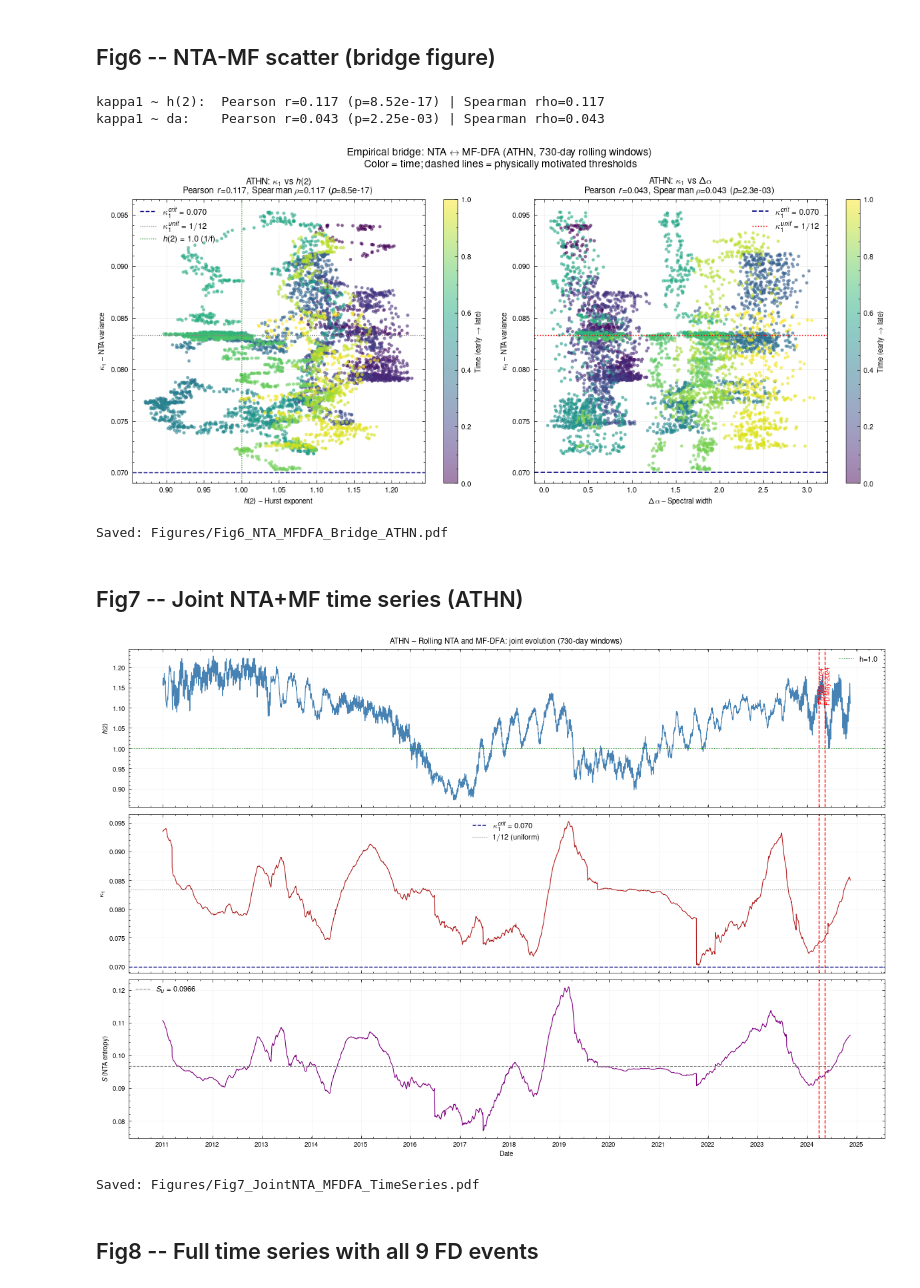
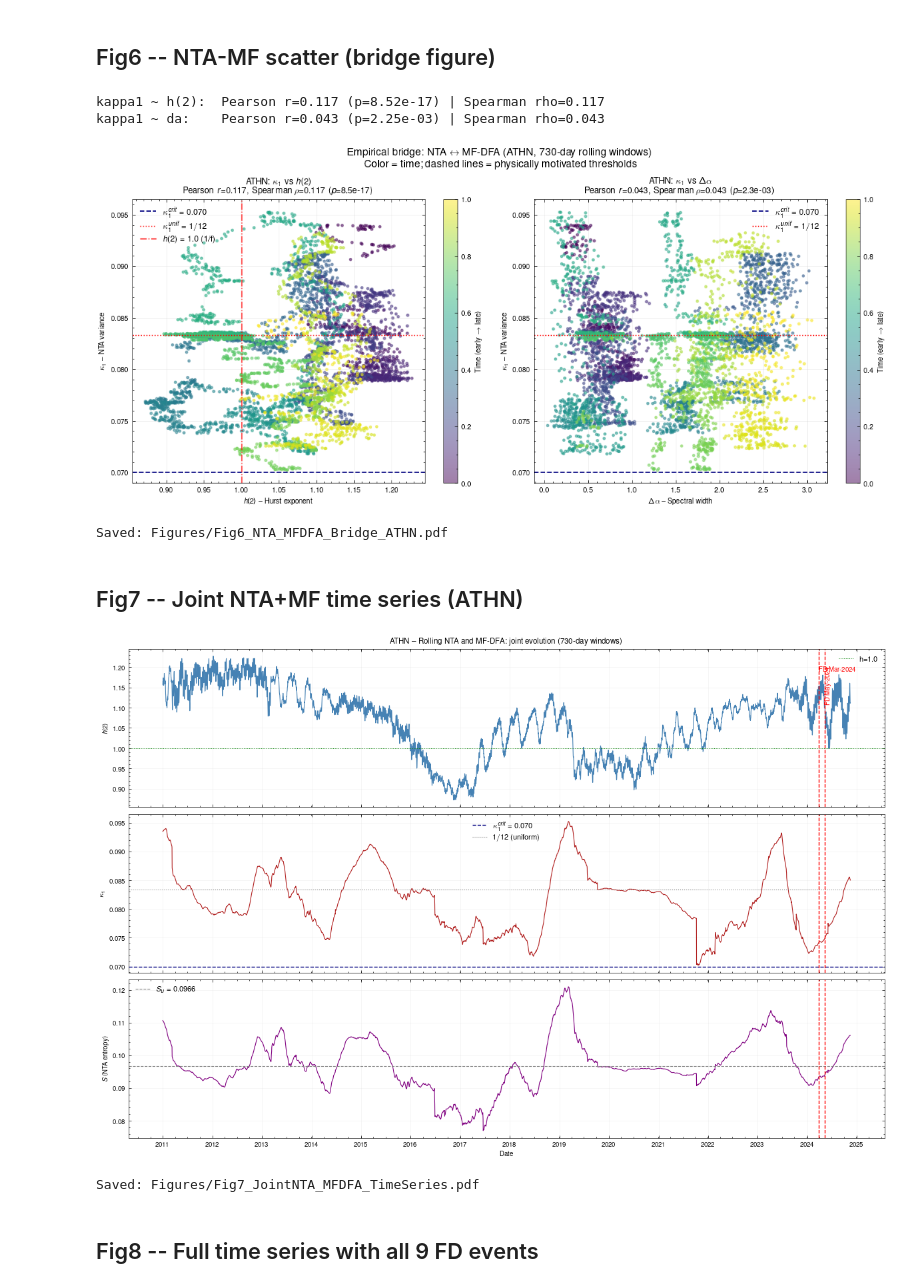
Before and after one commit to sierraporta/CT-multifractal-NTA-Network, a Jupyter notebook: NB2_AnalysisFigures.ipynb, the cells around one changed output. Cells and saved outputs as stored; diff of their text form; code cells hidden in the pictures.

```diff
--- a/NB2_AnalysisFigures.ipynb
+++ b/NB2_AnalysisFigures.ipynb
@@ -413,37 +413,37 @@ colors_t = np.linspace(0, 1, len(combined_ATHN))
 fig, axes = plt.subplots(1, 2, figsize=(11, 5))
 
 sc1 = axes[0].scatter(combined_ATHN['h2'], combined_ATHN['kappa1'],
                       c=colors_t, cmap='viridis', s=5, alpha=0.5)
-axes[0].axhline(0.070, color='navy',  ls='--', lw=1.0, label=r'$\kappa_1^{crit}=0.070$')
-axes[0].axhline(1/12,  color='red',  ls=':',  lw=0.8, label=r'$\kappa_1^{unif}=1/12$')
-axes[0].axvline(1.0,   color='red', ls='-',  lw=0.8, label='$h(2)=1.0$ (1/f)')
+axes[0].axhline(0.070, color='navy',  ls='--', lw=1.2, label=r'$\kappa_1^{crit}=0.070$')
+axes[0].axhline(1/12,  color='red',  ls=':',  lw=1.0, label=r'$\kappa_1^{unif}=1/12$')
+axes[0].axvline(1.0,   color='red', ls='-.',  lw=1.0, label='$h(2)=1.0$ (1/f)')
 axes[0].set_xlabel('$h(2)$ -- Hurst exponent')
 axes[0].set_ylabel(r'$\kappa_1$ -- NTA variance')
 axes[0].set_title(f'ATHN: $\\kappa_1$ vs $h(2)$\n'
                   f'Pearson $r$={r_p:.3f}, Spearman $\\rho$={r_s:.3f} ($p$={p_p:.1e})')
 axes[0].legend(fontsize=8, loc='upper left'); axes[0].grid(alpha=0.2)
 plt.colorbar(sc1, ax=axes[0], label='Time (early $\\rightarrow$ late)')
 
 sc2 = axes[1].scatter(combined_ATHN['delta_alpha'], combined_ATHN['kappa1'],
                       c=colors_t, cmap='viridis', s=5, alpha=0.5)
 axes[1].axhline(0.070, color='navy', ls='--', lw=1.2, label=r'$\kappa_1^{crit}=0.070$')
 axes[1].axhline(1/12,  color='red', ls=':',  lw=1.0, label=r'$\kappa_1^{unif}=1/12$')
 axes[1].set_xlabel(r'$\Delta\alpha$ -- Spectral width')
 axes[1].set_ylabel(r'$\kappa_1$ -- NTA variance')
 axes[1].set_title(f'ATHN: $\\kappa_1$ vs $\\Delta\\alpha$\n'
                   f'Pearson $r$={r_p2:.3f}, Spearman $\\rho$={r_s2:.3f} ($p$={p_p2:.1e})')
 axes[1].legend(fontsize=8, loc='upper right'); axes[1].grid(alpha=0.2)
 plt.colorbar(sc2, ax=axes[1], label='Time (early $\\rightarrow$ late)')
 
 plt.suptitle('Empirical bridge: NTA $\leftrightarrow$ MF-DFA (ATHN, 730-day rolling windows)\n'
              'Color = time; dashed lines = physically motivated thresholds', fontsize=10)
 plt.tight_layout()
 plt.savefig('Figures/Fig6_NTA_MFDFA_Bridge_ATHN.pdf', dpi=300, bbox_inches='tight')
 plt.show(); print('Saved: Figures/Fig6_NTA_MFDFA_Bridge_ATHN.pdf')
 # %% [output]
 kappa1 ~ h(2):  Pearson r=0.117 (p=8.52e-17) | Spearman rho=0.117
 kappa1 ~ da:    Pearson r=0.043 (p=2.25e-03) | Spearman rho=0.043
-[figure, old version]
+[figure, new version]
 Saved: Figures/Fig6_NTA_MFDFA_Bridge_ATHN.pdf
 # %% [markdown]
 ## Fig7 -- Joint NTA+MF time series (ATHN)
@@ -470,7 +470,7 @@ for ax in axes:
     ax.axvline(FD2, color='red', ls='--', lw=1.0)
 
 axes[0].annotate('FD Mar-2024', xy=(FD1, combined_ATHN['h2'].max()*0.98),
-                 fontsize=7, color='red', rotation=90, va='top')
+                 fontsize=7, color='red', rotation=0, ha="left",va='top')
 axes[0].annotate('FD May-2024', xy=(FD2, combined_ATHN['h2'].max()*0.98),
                  fontsize=7, color='red', rotation=90, va='top')
 
@@ -480,7 +480,7 @@ plt.tight_layout()
 plt.savefig('Figures/Fig7_JointNTA_MFDFA_TimeSeries.pdf', dpi=300, bbox_inches='tight')
 plt.show(); print('Saved: Figures/Fig7_JointNTA_MFDFA_TimeSeries.pdf')
 # %% [output]
-[figure, old version]
+[figure, new version]
 Saved: Figures/Fig7_JointNTA_MFDFA_TimeSeries.pdf
 # %% [markdown]
 ## Fig8 -- Full time series with all 9 FD events
```
Also changed, not shown: 4 other files.
